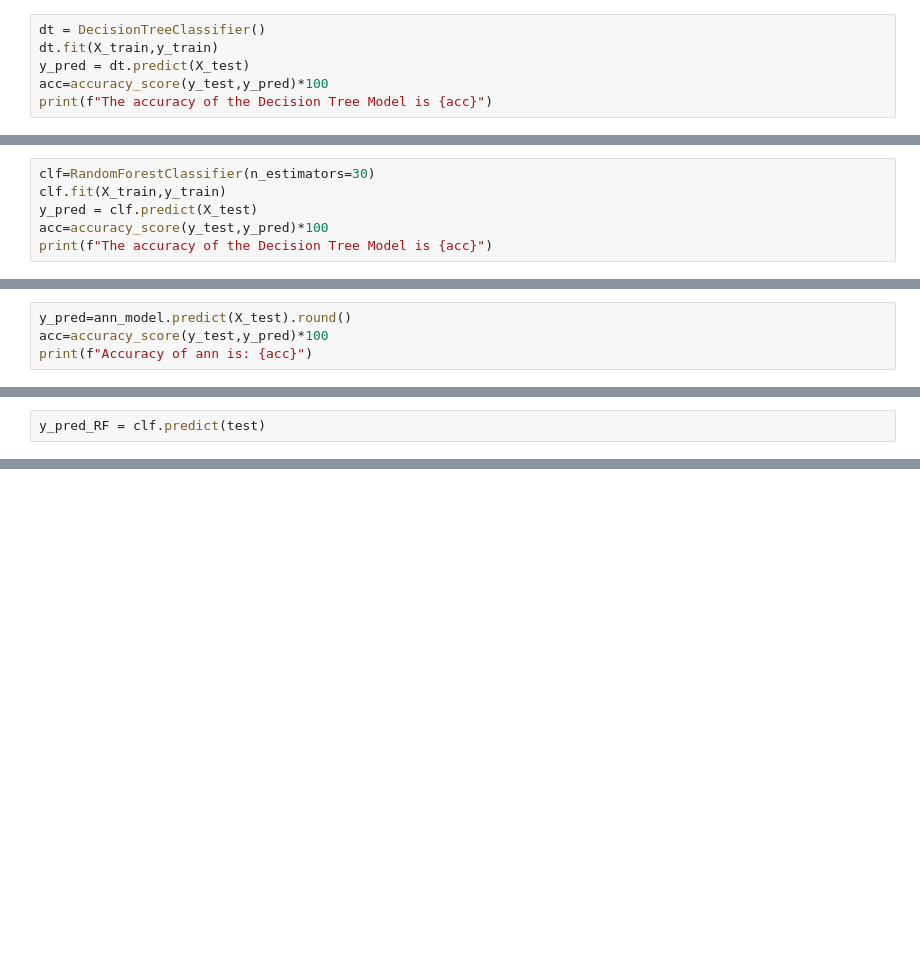
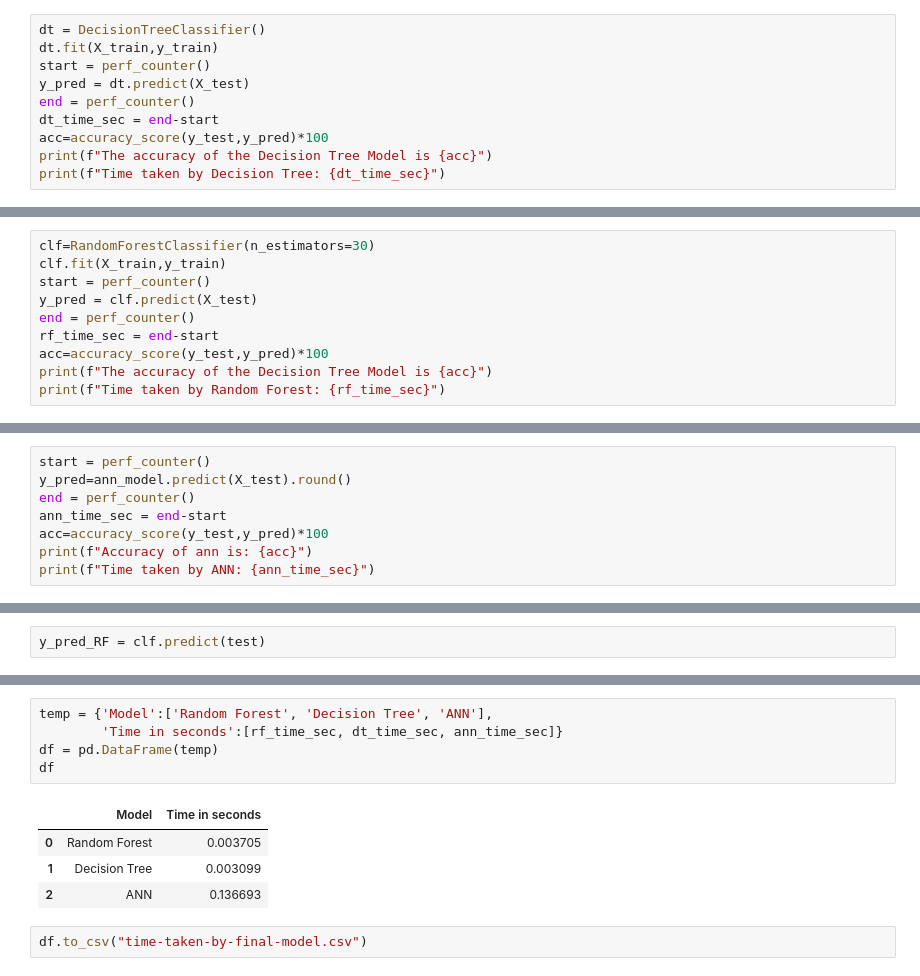
Before and after one commit to Mufaddal2153/IMU-EMG, a Jupyter notebook: parkinson.ipynb, the cells around one changed output, grey strips where cells are left out. Saved outputs shown, nothing was run; the diff lists cells and outputs as text; blank space fills up the shorter version.

```diff
--- a/parkinson.ipynb
+++ b/parkinson.ipynb
@@ -92,7 +93,11 @@ X_train, X_test, y_train, y_test = train_test_split(X, y, test_size=0.2)
 # %%
 dt = DecisionTreeClassifier()
 dt.fit(X_train,y_train)
+start = perf_counter()
 y_pred = dt.predict(X_test)
+end = perf_counter()
+dt_time_sec = end-start
 acc=accuracy_score(y_test,y_pred)*100
 print(f"The accuracy of the Decision Tree Model is {acc}")
+print(f"Time taken by Decision Tree: {dt_time_sec}")
 # %% [output]
@@ -102,7 +108,11 @@ The accuracy of the Decision Tree Model is 96.90721649484536
 # %%
 clf=RandomForestClassifier(n_estimators=30)
 clf.fit(X_train,y_train)
+start = perf_counter()
 y_pred = clf.predict(X_test)
+end = perf_counter()
+rf_time_sec = end-start
 acc=accuracy_score(y_test,y_pred)*100
 print(f"The accuracy of the Decision Tree Model is {acc}")
+print(f"Time taken by Random Forest: {rf_time_sec}")
 # %% [output]
@@ -165,5 +176,9 @@ Accuracy: 96.9072163105011
 # %%
+start = perf_counter()
 y_pred=ann_model.predict(X_test).round()
+end = perf_counter()
+ann_time_sec = end-start
 acc=accuracy_score(y_test,y_pred)*100
 print(f"Accuracy of ann is: {acc}")
+print(f"Time taken by ANN: {ann_time_sec}")
 # %% [output]
@@ -271,0 +309,12 @@ test_result
+# %%
+temp = {'Model':['Random Forest', 'Decision Tree', 'ANN'],
+        'Time in seconds':[rf_time_sec, dt_time_sec, ann_time_sec]}
+df = pd.DataFrame(temp)
+df
+# %% [output]
+|  | Model | Time in seconds |
+| 0 | Random Forest | 0.003705 |
+| 1 | Decision Tree | 0.003099 |
+| 2 | ANN | 0.136693 |
+# %%
+df.to_csv("time-taken-by-final-model.csv")
```
Also changed, not shown: parts of 13 cells of this notebook, 2 other files.
